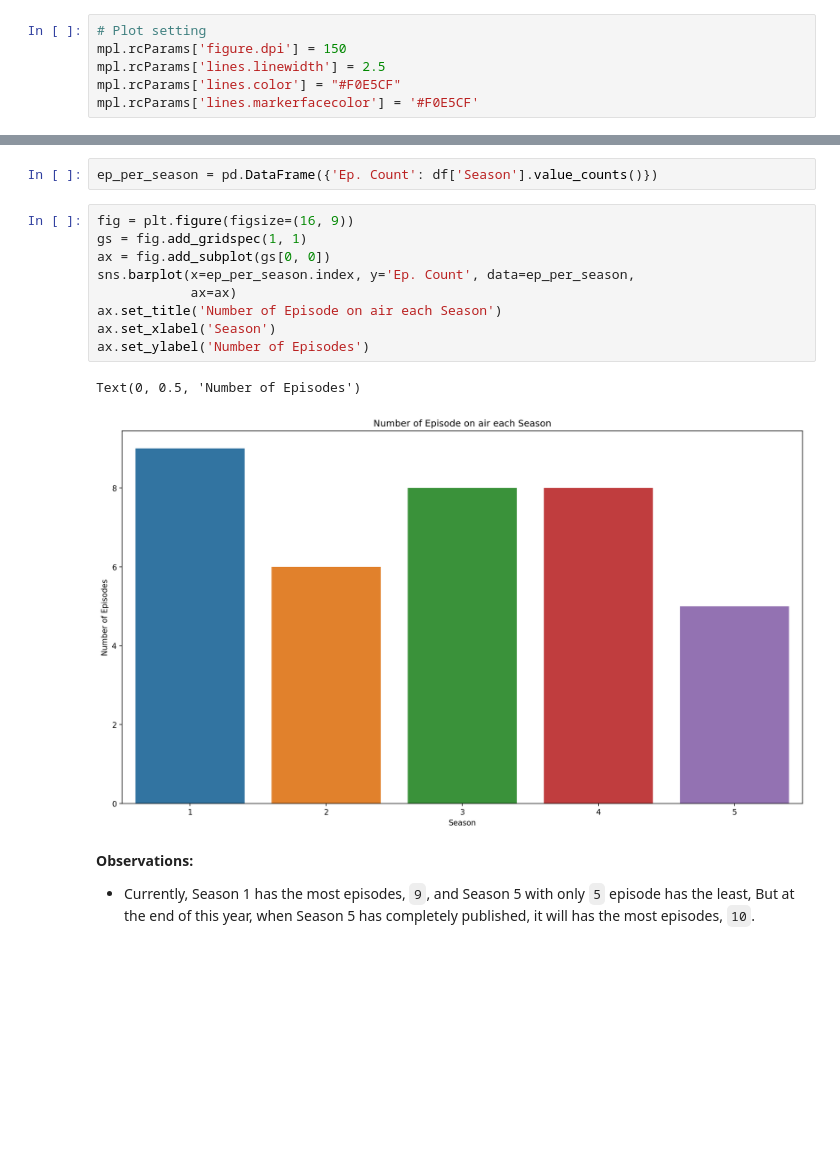
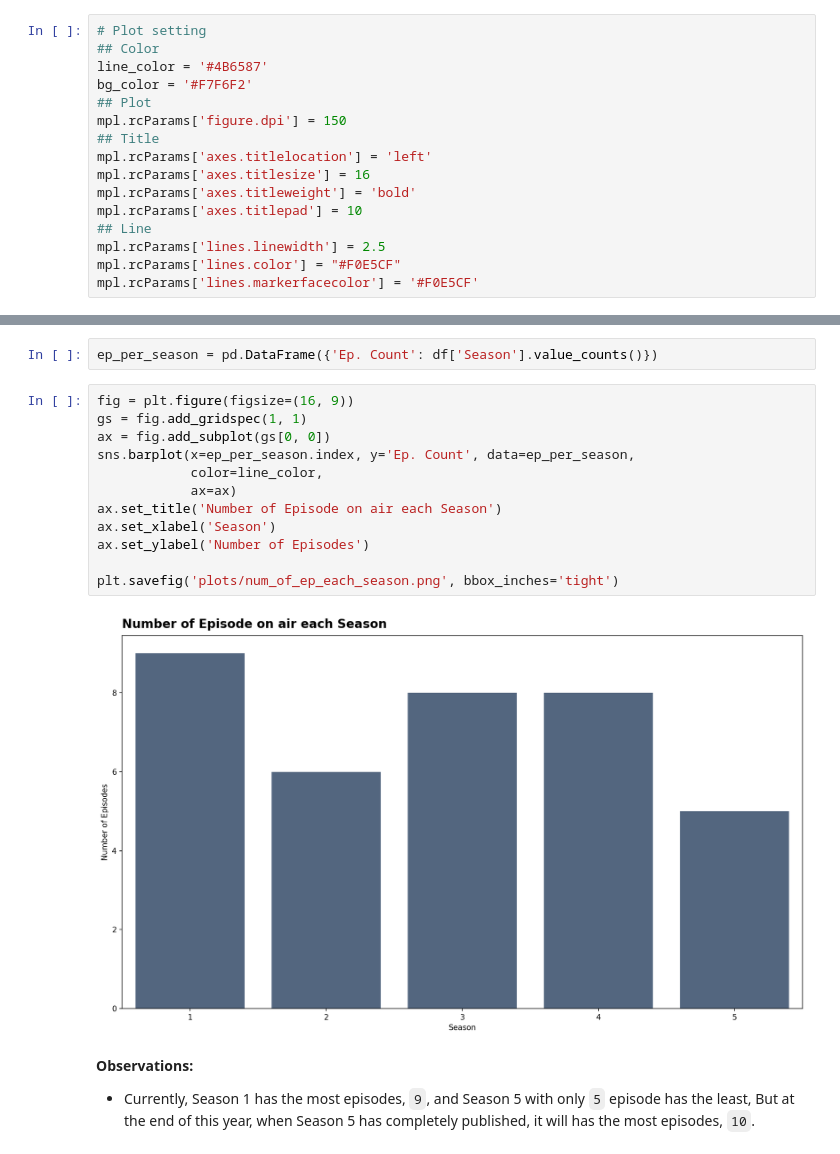
Before and after one commit to tannd-ds/ds-practice, a Jupyter notebook: money-heist/money-heist-eda-notebook.ipynb, the cells around one changed output, grey strips where cells are left out. Drawn from its saved outputs; the diff is of its cells as text; blank space fills up the shorter version.

Commit message:
17/09/2021 little more visualization + save plots to images

```diff
--- a/money-heist/money-heist-eda-notebook.ipynb
+++ b/money-heist/money-heist-eda-notebook.ipynb
@@ -31,7 +31,17 @@ dataset_filepath = './datasets/money-heist.csv'
 df = pd.read_csv(dataset_filepath)
 # %%
 # Plot setting
+## Color
+line_color = '#4B6587'
+bg_color = '#F7F6F2'
+## Plot
 mpl.rcParams['figure.dpi'] = 150
+## Title
+mpl.rcParams['axes.titlelocation'] = 'left'
+mpl.rcParams['axes.titlesize'] = 16
+mpl.rcParams['axes.titleweight'] = 'bold'
+mpl.rcParams['axes.titlepad'] = 10
+## Line
 mpl.rcParams['lines.linewidth'] = 2.5
 mpl.rcParams['lines.color'] = "#F0E5CF"
 mpl.rcParams['lines.markerfacecolor'] = '#F0E5CF'
@@ -80,15 +90,17 @@ ep_per_season = pd.DataFrame({'Ep. Count': df['Season'].value_counts()})
 # %%
 fig = plt.figure(figsize=(16, 9))
 gs = fig.add_gridspec(1, 1)
 ax = fig.add_subplot(gs[0, 0])
 sns.barplot(x=ep_per_season.index, y='Ep. Count', data=ep_per_season,
+            color=line_color,
             ax=ax)
 ax.set_title('Number of Episode on air each Season')
 ax.set_xlabel('Season')
 ax.set_ylabel('Number of Episodes')
+
+plt.savefig('plots/num_of_ep_each_season.png', bbox_inches='tight')
 # %% [output]
-Text(0, 0.5, 'Number of Episodes')
-[figure, old version]
+[figure, new version]
 # %% [markdown]
 **Observations:**
 - Currently, Season 1 has the most episodes, `9`, and Season 5 with only `5` episode has the least, But at the end of this year, when Season 5 has completely published, it will has the most episodes, `10`.
```
Also changed, not shown: parts of 6 cells of this notebook, 3 other files.
